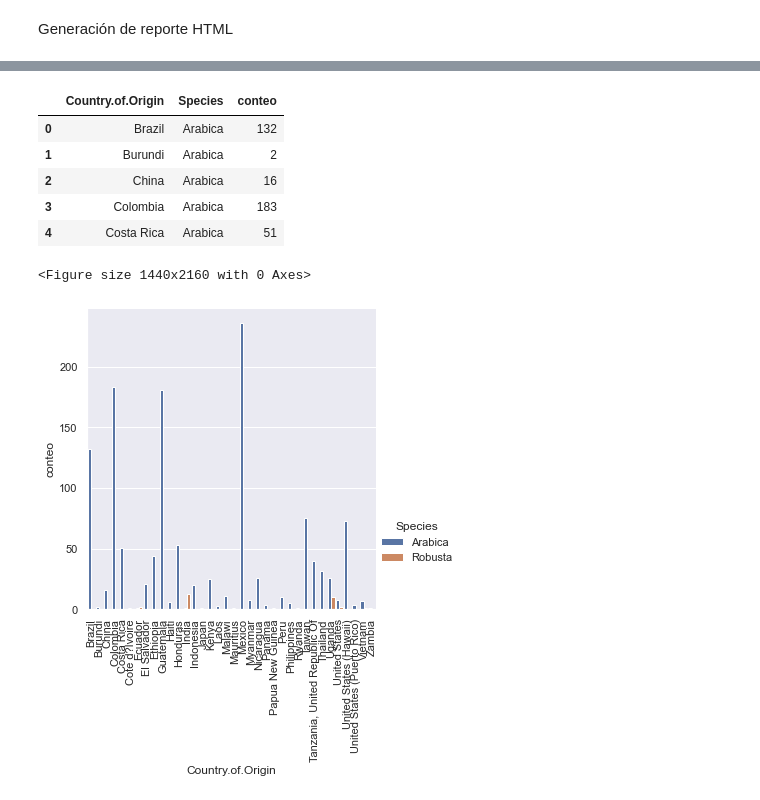
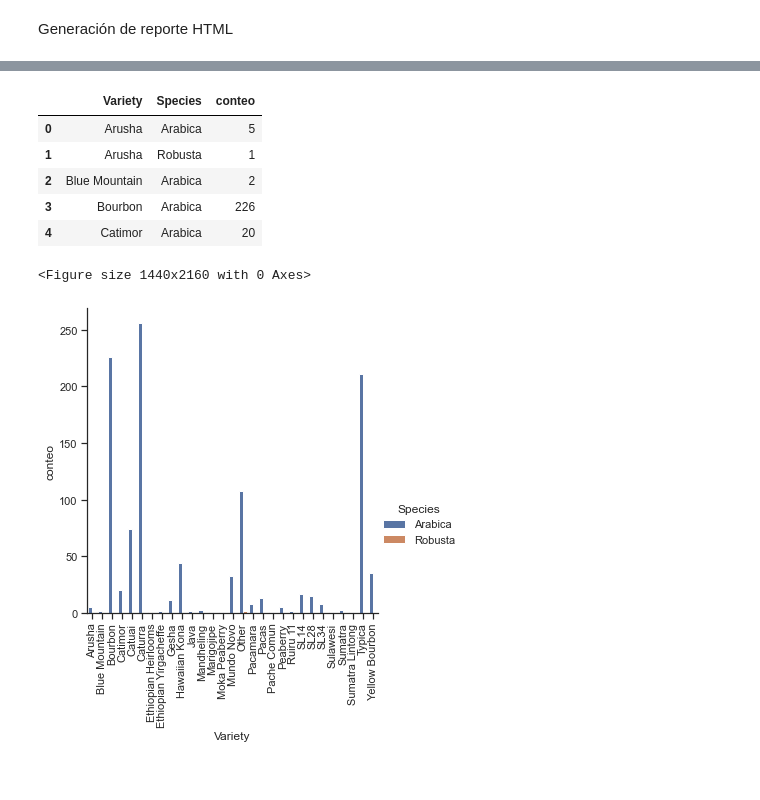
Before and after one commit to romeroelena16/PythonAnalytics, a Jupyter notebook: src/eda.ipynb, the cells around one changed output, grey strips where cells are left out. Drawn from its saved outputs; the diff is of its cells as text; code cells hidden in the pictures.

```diff
--- a/src/eda.ipynb
+++ b/src/eda.ipynb
@@ -34,0 +72,10 @@ df_main['Species'].value_counts(), df_main['Species'].value_counts(normalize=Tru
+# %%
+df_main.rename(columns={'Country.of.Origin': 'Country_of_Origin',
+       'ICO.Number':'ICO_number', 'Number.of.Bags': 'Number_of_Bags', 'Bag.Weight': 'Bag_Weight',
+       'Harvest.Year':'Harvest_Year', 'Grading.Date': 'Grading_Date', 'Owner.1':'Owner_1',
+       'Processing.Method': 'Processing_Method', 'Clean.Cup':'Clean_Cup','Cupper.Points':'Cupper_Points',
+       'Total.Cup.Points': 'Total_Cup_Points', 'Category.One.Defects':'Category_One_Defects',
+       'Category.Two.Defects':'Category_Two_Defects', 'Certification.Body': 'Certification_Body',
+       'Certification.Address':'Certification_Address', 'Certification.Contact': 'Certification_Contact'},inplace=True)
+
+df_main.columns
@@ -35,29 +150,28 @@ df_main['Species'].value_counts(), df_main['Species'].value_counts(normalize=Tru
 # %%
-#conteo_pais_x_especie = (df_main[['Country.of.Origin', 'Species']].dropna()) # Seleccion de columna y elimino NaNs
-#conteo_pais_x_especie.head()
-
-conteo_pais_x_especie = (df_main[['Country.of.Origin', 'Species']].dropna() # Seleccion de columna y elimino NaNs
-                      .groupby(['Country.of.Origin', 'Species']).size() # Agrupo y cuento las obs. por intervalo de edad y sexo
+# 1. Cuantos tipos de Variedades de Café por Especie hay(Nuestra data tiene de Arábica y Robusta)?
+# eliminando vaciós
+conteo_variedad_x_especie = (df_main[['Variety', 'Species']].dropna() # Seleccion de columna y elimino NaNs
+                      .groupby(['Variety', 'Species']).size() # Agrupo y cuento las obs. por intervalo de edad y sexo
                       .reset_index() # Convierte a df
                       .rename({0: 'conteo'}, axis=1)) # Cambia el nombre de "0" a "conteo"
-conteo_pais_x_especie.head()
+conteo_variedad_x_especie.head()
 # %% [output]
-|  | Country.of.Origin | Species | conteo |
-| 0 | Brazil | Arabica | 132 |
-| 1 | Burundi | Arabica | 2 |
-| 2 | China | Arabica | 16 |
-| 3 | Colombia | Arabica | 183 |
-| 4 | Costa Rica | Arabica | 51 |
+|  | Variety | Species | conteo |
+| 0 | Arusha | Arabica | 5 |
+| 1 | Arusha | Robusta | 1 |
+| 2 | Blue Mountain | Arabica | 2 |
+| 3 | Bourbon | Arabica | 226 |
+| 4 | Catimor | Arabica | 20 |
 # %%
 plt.figure(figsize=(20,30))
-graf_pais_especie = sns.catplot(
-    data=conteo_pais_x_especie, kind="bar",
-    x="Country.of.Origin", y="conteo", hue="Species",
+graf_variedad_especie = sns.catplot(
+    data=conteo_variedad_x_especie, kind="bar",
+    x="Variety", y="conteo", hue="Species",
 )
-#sns.set(rc={'figure.figsize':(15,40)})
-graf_pais_especie.set_xticklabels(rotation=90)
+
+graf_variedad_especie.set_xticklabels(rotation=90)
 
 plt.show()
 # %% [output]
 <Figure size 1440x2160 with 0 Axes>
-[figure, old version]
+[figure, new version]
```
Also changed, not shown: parts of 14 cells of this notebook.
